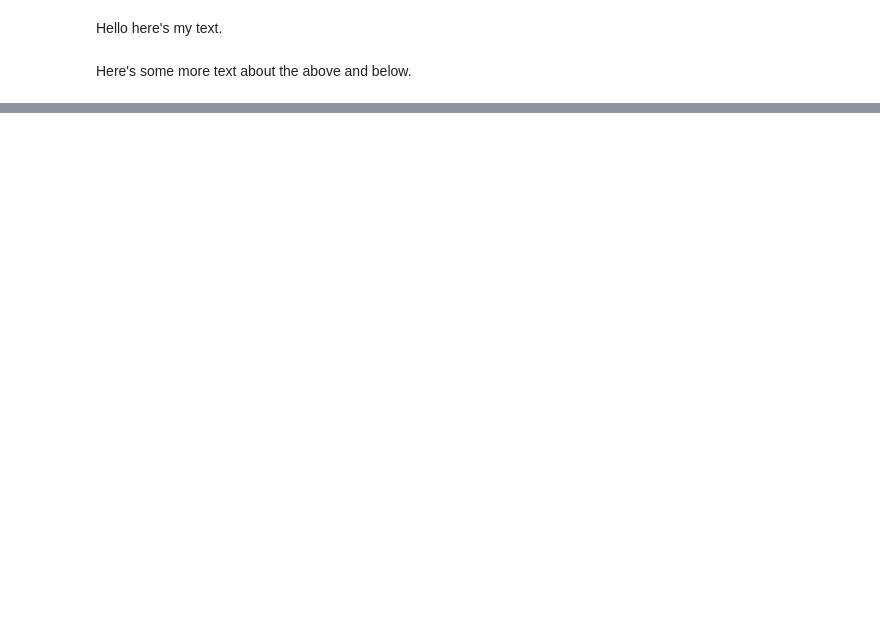
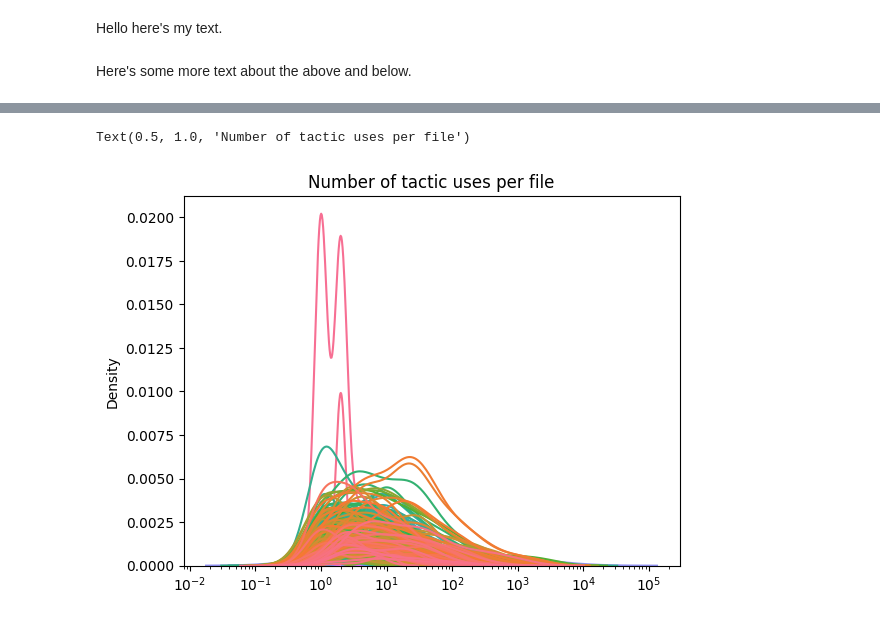
Before and after one commit to huubdejong/coq-tactician-api, a Jupyter notebook: experiments-jdg/tacticDistributions.ipynb, the cells around one changed output, grey strips where cells are left out. Cells and saved outputs as stored; diff of their text form; code cells hidden in the pictures; blank space fills up the shorter version.

```diff
--- a/experiments-jdg/tacticDistributions.ipynb
+++ b/experiments-jdg/tacticDistributions.ipynb
@@ -248,6 +18,0 @@ plt.show()
-# %%
-# TODO: pick path through tree, see how distribution changes? check "Pillow" library to stitch pictures together. This looks like: 1) turn path into sequence of .bin file names, find their corresponding dists, stitch together
-
-data = { k.name : {str(tact): count for tact, count in v.items() } for k,v in tacticCountsPerFile.items()}
-sns.kdeplot(data, log_scale=True, legend=False, warn_singular=False)
-plt.title("Number of tactic uses per file")
@@ -312,0 +171,16 @@ plt.show()
+# %%
+data = {}
+for tact, dict in tacticData.items():
+  for file, count in dict['countPerFile'].items():
+    if file not in data:
+      data.update({file:{}})
+    if str(tact) not in data[file]:
+      data[file].update({str(tact): 0})
+    data[file][str(tact)] += count
+
+sns.kdeplot(data, log_scale=True, legend=False, warn_singular=False)
+plt.savefig("PerFile_TacticCountDistribution.svg")
+plt.title("Number of tactic uses per file")
+# %% [output]
+Text(0.5, 1.0, 'Number of tactic uses per file')
+[figure, added]
```
Also changed, not shown: parts of 36 cells of this notebook.
